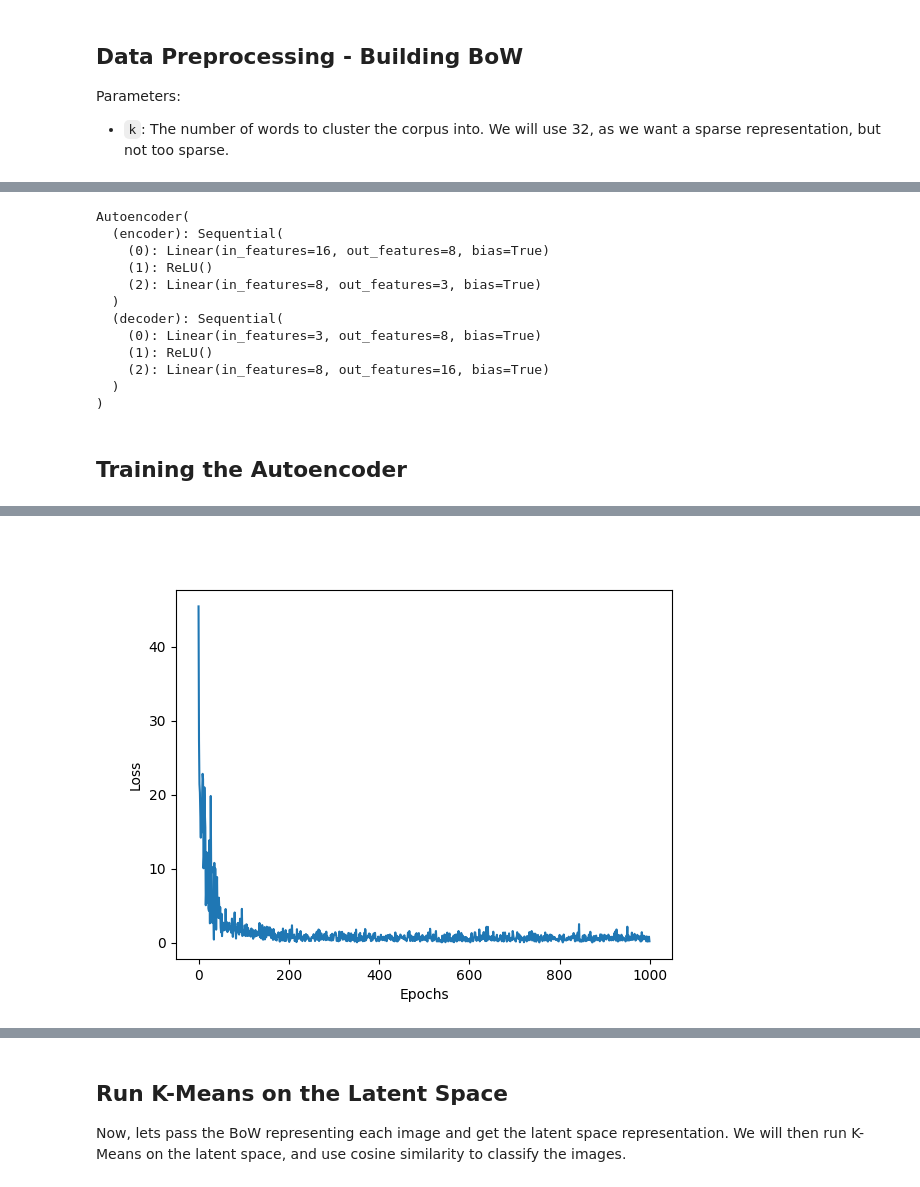
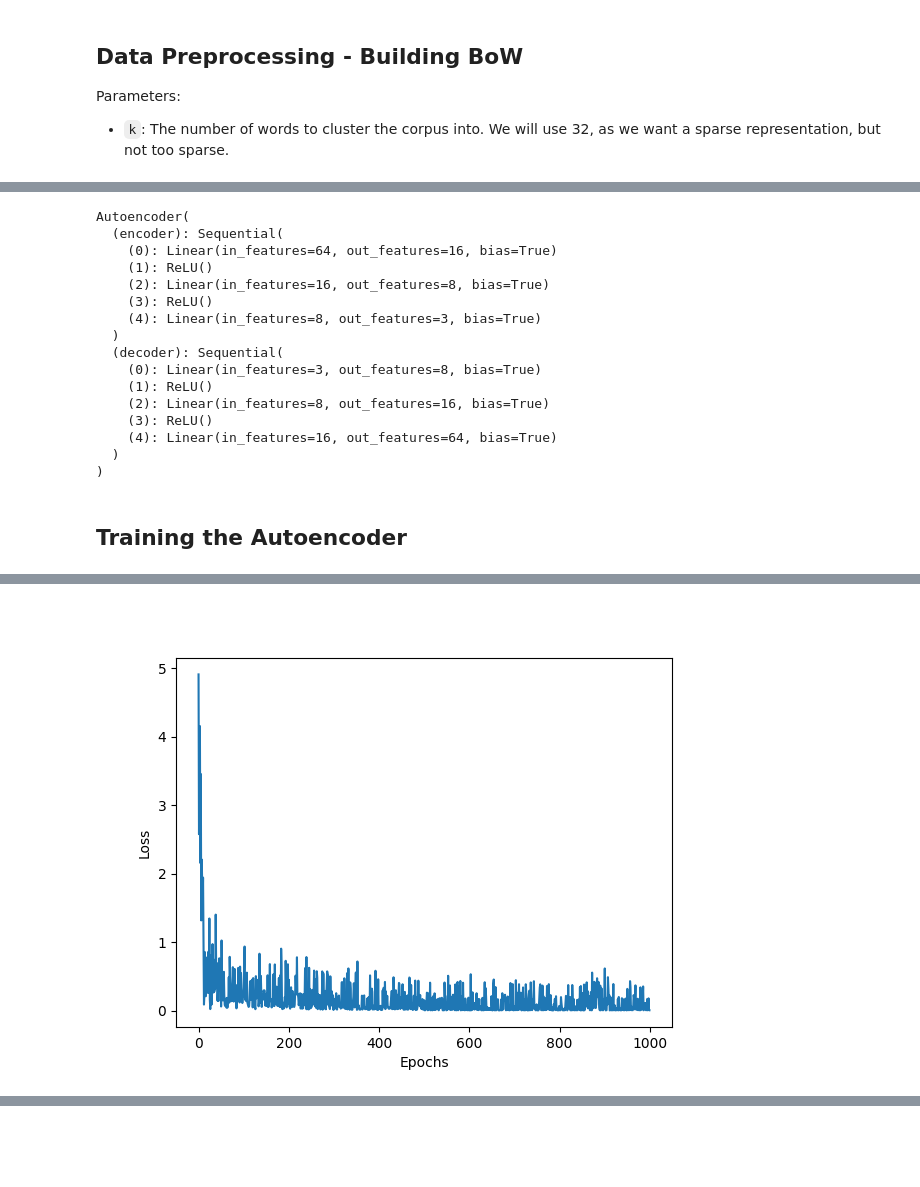
Before and after one commit to AmitNativ1984/AutobrainsEON, a Jupyter notebook: eon_task2.ipynb, the cells around one changed output, grey strips where cells are left out. Cells and saved outputs as stored; diff of their text form; code cells hidden in the pictures; blank space fills up the shorter version.

Commit message:
adding a new version for task2

```diff
--- a/eon_task2.ipynb
+++ b/eon_task2.ipynb
@@ -15,7 +15,7 @@ Parameters:
 - `k`: The number of words to cluster the corpus into. We will use 32, as we want a sparse representation, but not too sparse.
 # %%
 # PARAMETERS
-K = 16  # number words in BoW representation
+K = 64  # number words in BoW representation
 LATENT_DIM = 3  # number of autoencoder latent dimensions
 EPOCHS = 1000   # number of training epochs
 BATCH_SIZE = 2 # number of training samples per batch
@@ -81,10 +93,10 @@ class Autoencoder(nn.Module):
 
         # Encoder layers
         self.encoder = nn.Sequential(
-            nn.Linear(input_dim, 8),
+            nn.Linear(input_dim, 16),
             nn.ReLU(),
-            # nn.Linear(16, 8),
-            # nn.ReLU(),
+            nn.Linear(16, 8),
+            nn.ReLU(),
             nn.Linear(8, latent_dim),
         )
 
@@ -92,13 +104,14 @@ class Autoencoder(nn.Module):
         self.decoder = nn.Sequential(
             nn.Linear(latent_dim, 8),
             nn.ReLU(),
-            # nn.Linear(8, 16),
-            # nn.ReLU(),
-            nn.Linear(8, input_dim),
+            nn.Linear(8, 16),
+            nn.ReLU(),
+            nn.Linear(16, input_dim),
+
         )
 
-        # initialize the weights
-        self.init_weights()
+        # # initialize the weights
+        # self.init_weights()
 
     def init_weights(self):
         for m in self.modules():
@@ -127,14 +140,18 @@ print(autoencoder)
 # %% [output]
 Autoencoder(
   (encoder): Sequential(
-    (0): Linear(in_features=16, out_features=8, bias=True)
+    (0): Linear(in_features=64, out_features=16, bias=True)
     (1): ReLU()
-    (2): Linear(in_features=8, out_features=3, bias=True)
+    (2): Linear(in_features=16, out_features=8, bias=True)
+    (3): ReLU()
+    (4): Linear(in_features=8, out_features=3, bias=True)
   )
   (decoder): Sequential(
     (0): Linear(in_features=3, out_features=8, bias=True)
     (1): ReLU()
     (2): Linear(in_features=8, out_features=16, bias=True)
+    (3): ReLU()
+    (4): Linear(in_features=16, out_features=64, bias=True)
   )
 )
 # %% [markdown]
@@ -142,7 +159,7 @@ Autoencoder(
 # %%
 import torch.optim as optim
 
-autoencoder = Autoencoder(input_dim, latent_dim)
+autoencoder = Autoencoder(input_dim, LATENT_DIM)
 autoencoder.to(device)
 
 images_BoW_tensor = torch.from_numpy(images_BoW).to(device)
@@ -190,7 +207,7 @@ for epoch in range(num_epochs):
     # save best weights
     if loss.item() < min_loss:
         min_loss = loss.item()
-        torch.save(autoencoder.state_dict(), 'best_model.pth')
+        torch.save(autoencoder.state_dict(), 'best_model_task2.pth')
         print('model saved')
         best_epoch = epoch
     # Decay the learning rate
@@ -203,6 +220,7 @@ for epoch in range(num_epochs):
     print(f"Epoch [{epoch+1}/{num_epochs}], Loss: {loss.item():.4f}")#, Learning rate: {scheduler.get_lr()[0]:.8f}")
 
 # Plot the loss
+plt.figure()
 plt.plot(loss_recorder)
 plt.xlabel('Epochs')
 plt.ylabel('Loss')
@@ -230 +248 @@ Epoch [1000/1000], Loss: 0.2009
-[figure, old version]
+[figure, new version]
@@ -232,3 +249,0 @@ best epoch: 872, best loss: 0.045904405415058136
-# %% [markdown]
-## Run K-Means on the Latent Space
-Now, lets pass the BoW representing each image and get the latent space representation. We will then run K-Means on the latent space, and use cosine similarity to classify the images.
```
Also changed, not shown: parts of 10 cells of this notebook, 2 other files.
